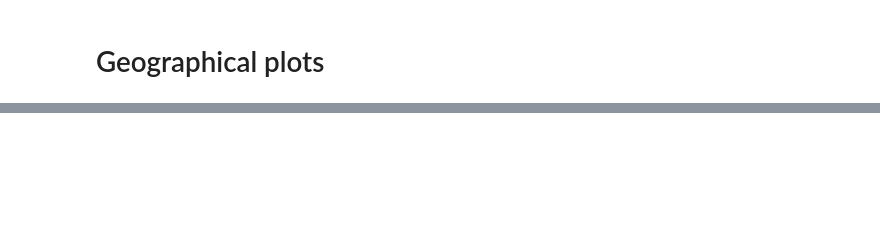
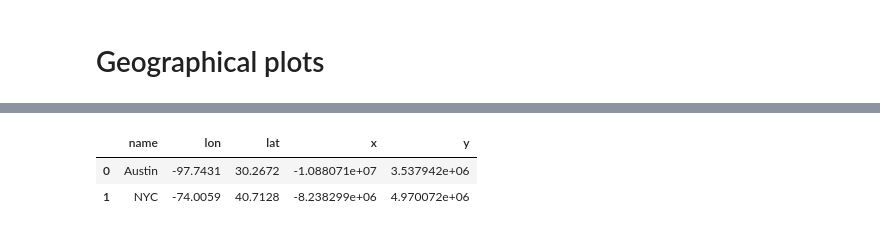
Before and after one commit to DataForScience/InteractiveViz, a Jupyter notebook: 4. Bokeh.ipynb, the cells around one changed output, grey strips where cells are left out. Drawn from its saved outputs; the diff is of its cells as text; code cells hidden in the pictures; blank space fills up the shorter version.

```diff
--- a/4. Bokeh.ipynb
+++ b/4. Bokeh.ipynb
@@ -632,6 +641,12 @@ show(p)
 # %% [output]
 [interactive output not drawn]
 [interactive output not drawn]
+# %%
+df
+# %% [output]
+|  | name | lon | lat | x | y |
+| 0 | Austin | -97.7431 | 30.2672 | -1.088071e+07 | 3.537942e+06 |
+| 1 | NYC | -74.0059 | 40.7128 | -8.238299e+06 | 4.970072e+06 |
 # %% [markdown]
 <div style="width: 100%; overflow: hidden;">
      <img src="data/D4Sci_logo_full.png" alt="Data For Science, Inc" align="center" border="0" width=300px>
```
Also changed, not shown: parts of 7 cells of this notebook, 3 other files.
